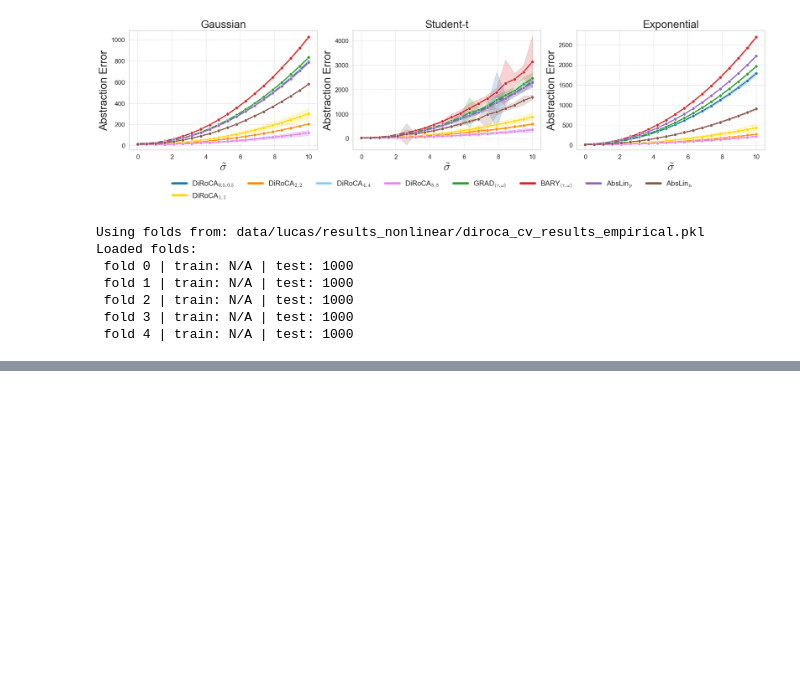
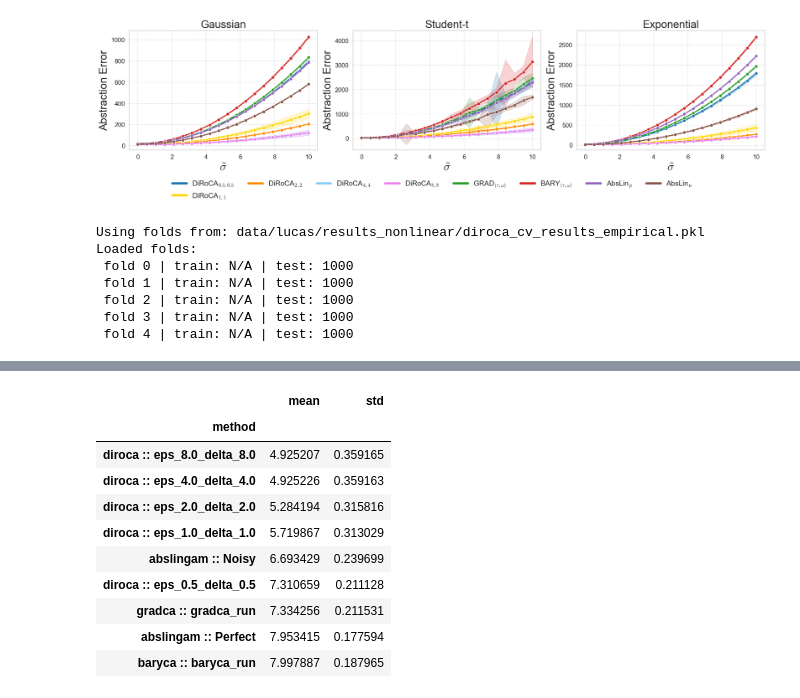
Before and after one commit to yfelekis/GenDiroca, a Jupyter notebook: huber_analysis_general.ipynb, the cells around one changed output, grey strips where cells are left out. Cells and saved outputs as stored; diff of their text form; code cells hidden in the pictures; blank space fills up the shorter version.

```diff
--- a/huber_analysis_general.ipynb
+++ b/huber_analysis_general.ipynb
@@ -948,0 +1192,20 @@ KeyError: 'T'
+# %%
+summary = (
+    omega_df
+    .groupby("method")["error"]
+    .agg(["mean", "std"])
+    .sort_values("mean")
+)
+summary
+# %% [output]
+|  | mean | std |
+| method |  |  |
+| diroca :: eps_8.0_delta_8.0 | 4.925207 | 0.359165 |
+| diroca :: eps_4.0_delta_4.0 | 4.925226 | 0.359163 |
+| diroca :: eps_2.0_delta_2.0 | 5.284194 | 0.315816 |
+| diroca :: eps_1.0_delta_1.0 | 5.719867 | 0.313029 |
+| abslingam :: Noisy | 6.693429 | 0.239699 |
+| diroca :: eps_0.5_delta_0.5 | 7.310659 | 0.211128 |
+| gradca :: gradca_run | 7.334256 | 0.211531 |
+| abslingam :: Perfect | 7.953415 | 0.177594 |
+| baryca :: baryca_run | 7.997887 | 0.187965 |
```
Also changed, not shown: parts of 10 cells of this notebook, 4 other files.
